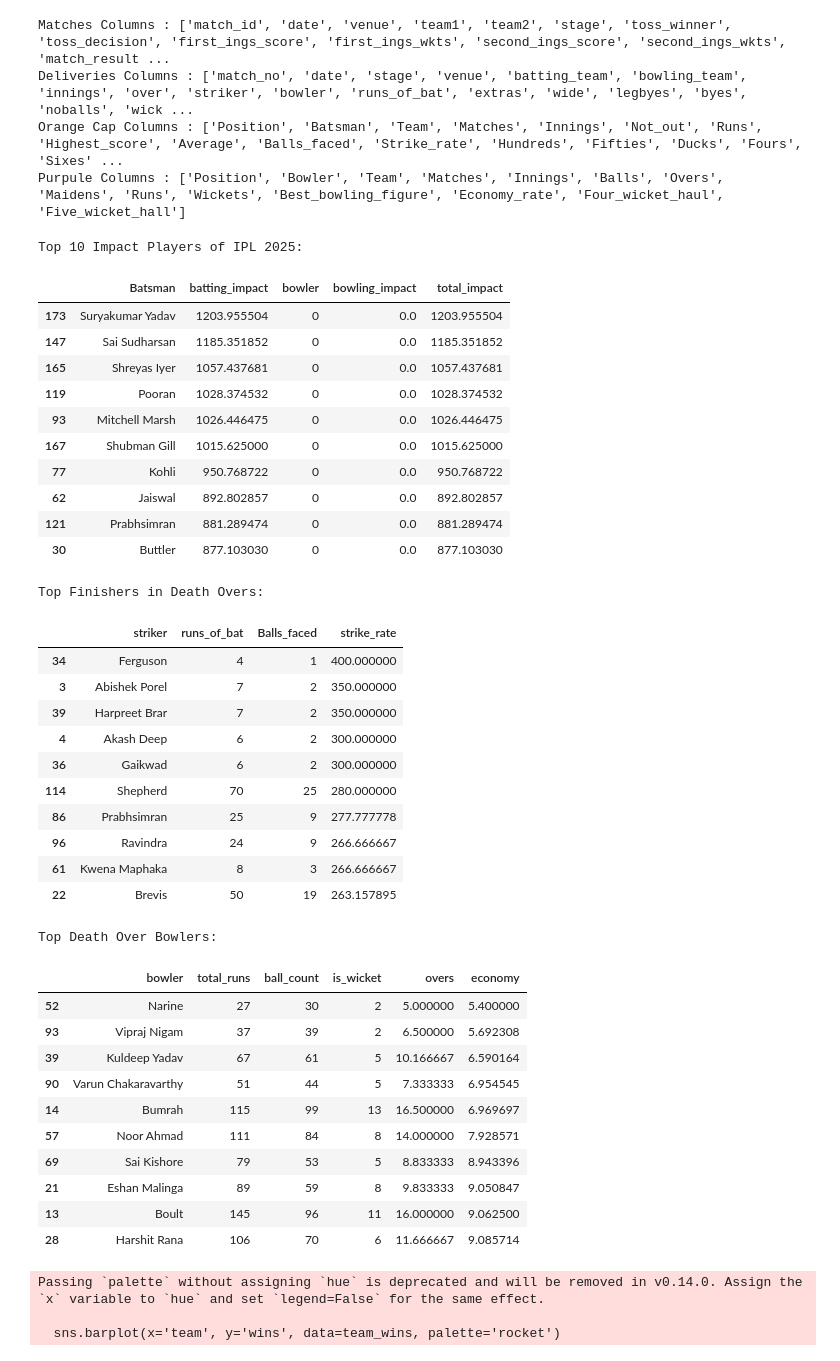
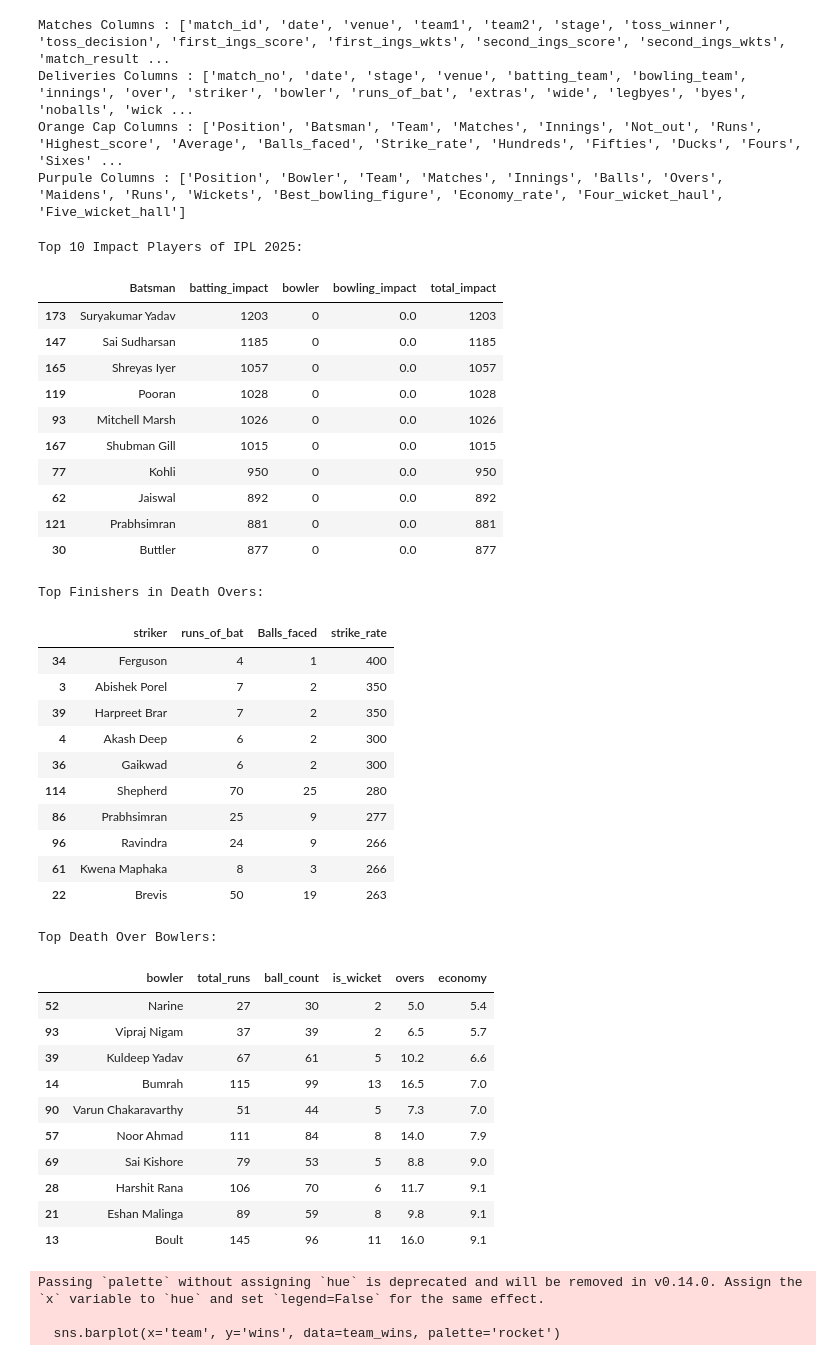
Before and after one commit to Raj-14rj/Match_Report-IPL-2025, a Jupyter notebook: A_Match.ipynb, the cells around one changed output. Drawn from its saved outputs; the diff is of its cells as text; code cells hidden in the pictures.

```diff
--- a/A_Match.ipynb
+++ b/A_Match.ipynb
@@ -86,20 +88,20 @@ impact['total_impact'] = impact['batting_impact'] + impact['bowling_impact']
 # %%
 # Top 10 Impact Players
-top_players = impact.sort_values(by='total_impact', ascending=False).head(10)
+top_players = impact.sort_values(by='total_impact', ascending=False)
 print("Top 10 Impact Players of IPL 2025:")
 top_players.head(10)
 # %% [output]
 Top 10 Impact Players of IPL 2025:
 |  | Batsman | batting_impact | bowler | bowling_impact | total_impact |
-| 173 | Suryakumar Yadav | 1203.955504 | 0 | 0.0 | 1203.955504 |
-| 147 | Sai Sudharsan | 1185.351852 | 0 | 0.0 | 1185.351852 |
-| 165 | Shreyas Iyer | 1057.437681 | 0 | 0.0 | 1057.437681 |
-| 119 | Pooran | 1028.374532 | 0 | 0.0 | 1028.374532 |
-| 93 | Mitchell Marsh | 1026.446475 | 0 | 0.0 | 1026.446475 |
-| 167 | Shubman Gill | 1015.625000 | 0 | 0.0 | 1015.625000 |
-| 77 | Kohli | 950.768722 | 0 | 0.0 | 950.768722 |
-| 62 | Jaiswal | 892.802857 | 0 | 0.0 | 892.802857 |
-| 121 | Prabhsimran | 881.289474 | 0 | 0.0 | 881.289474 |
-| 30 | Buttler | 877.103030 | 0 | 0.0 | 877.103030 |
+| 173 | Suryakumar Yadav | 1203 | 0 | 0.0 | 1203 |
+| 147 | Sai Sudharsan | 1185 | 0 | 0.0 | 1185 |
+| 165 | Shreyas Iyer | 1057 | 0 | 0.0 | 1057 |
+| 119 | Pooran | 1028 | 0 | 0.0 | 1028 |
+| 93 | Mitchell Marsh | 1026 | 0 | 0.0 | 1026 |
+| 167 | Shubman Gill | 1015 | 0 | 0.0 | 1015 |
+| 77 | Kohli | 950 | 0 | 0.0 | 950 |
+| 62 | Jaiswal | 892 | 0 | 0.0 | 892 |
+| 121 | Prabhsimran | 881 | 0 | 0.0 | 881 |
+| 30 | Buttler | 877 | 0 | 0.0 | 877 |
 # %%
 # Phase 4: Clutch Performances (Death Overs)
@@ -113,63 +115,63 @@ death_batsmen = death_overs.groupby('striker').agg({
     'Balls_faced':'count'
 }).reset_index()
 
-death_batsmen['strike_rate'] = (death_batsmen['runs_of_bat']/death_batsmen['Balls_faced'])*100
+death_batsmen['strike_rate'] = ((death_batsmen['runs_of_bat']/death_batsmen['Balls_faced'])*100).astype(int)
 top_finishers = death_batsmen.sort_values(by='strike_rate', ascending=False).head(10)
 print("Top Finishers in Death Overs:")
 top_finishers.head(10)
 # %% [output]
 Top Finishers in Death Overs:
 |  | striker | runs_of_bat | Balls_faced | strike_rate |
-| 34 | Ferguson | 4 | 1 | 400.000000 |
-| 3 | Abishek Porel | 7 | 2 | 350.000000 |
-| 39 | Harpreet Brar | 7 | 2 | 350.000000 |
-| 4 | Akash Deep | 6 | 2 | 300.000000 |
-| 36 | Gaikwad | 6 | 2 | 300.000000 |
-| 114 | Shepherd | 70 | 25 | 280.000000 |
-| 86 | Prabhsimran | 25 | 9 | 277.777778 |
-| 96 | Ravindra | 24 | 9 | 266.666667 |
-| 61 | Kwena Maphaka | 8 | 3 | 266.666667 |
-| 22 | Brevis | 50 | 19 | 263.157895 |
+| 34 | Ferguson | 4 | 1 | 400 |
+| 3 | Abishek Porel | 7 | 2 | 350 |
+| 39 | Harpreet Brar | 7 | 2 | 350 |
+| 4 | Akash Deep | 6 | 2 | 300 |
+| 36 | Gaikwad | 6 | 2 | 300 |
+| 114 | Shepherd | 70 | 25 | 280 |
+| 86 | Prabhsimran | 25 | 9 | 277 |
+| 96 | Ravindra | 24 | 9 | 266 |
+| 61 | Kwena Maphaka | 8 | 3 | 266 |
+| 22 | Brevis | 50 | 19 | 263 |
 # %%
 # Create the necessary derived columns first
 deliveries['is_wicket'] = np.where(deliveries['wicket_type'].isnull(), 0, 1)
 deliveries['total_runs'] = deliveries['runs_of_bat'] + deliveries['extras']
 
 # Filter for death overs
 death_overs = deliveries[deliveries['phase'] == 'Death']
 
 # Group by bowler to get statistics using a valid column for counting
 death_bowlers = death_overs.groupby('bowler').agg({
     'total_runs': 'sum',
     'striker': 'count',  # Use a valid column like 'striker' to count deliveries
     'is_wicket': 'sum'
 }).reset_index()
 
 # Rename the 'striker' column to 'ball_count' for clarity
 death_bowlers.rename(columns={'striker': 'ball_count'}, inplace=True)
 
 # Calculate overs and economy
-death_bowlers['overs'] = death_bowlers['ball_count'] / 6
-death_bowlers['economy'] = death_bowlers['total_runs'] / death_bowlers['overs']
+death_bowlers['overs'] = (death_bowlers['ball_count'] / 6).round(1)
+death_bowlers['economy'] = (death_bowlers['total_runs'] / death_bowlers['overs']).round(1)
 
 # Sort to find the top 10 bowlers with the lowest economy
 top_death_bowlers = death_bowlers[death_bowlers['ball_count'] >= 30].sort_values(by='economy', ascending=True).head(10)
 
 print("Top Death Over Bowlers:")
 top_death_bowlers.head(10)
 # %% [output]
 Top Death Over Bowlers:
 |  | bowler | total_runs | ball_count | is_wicket | overs | economy |
-| 52 | Narine | 27 | 30 | 2 | 5.000000 | 5.400000 |
-| 93 | Vipraj Nigam | 37 | 39 | 2 | 6.500000 | 5.692308 |
-| 39 | Kuldeep Yadav | 67 | 61 | 5 | 10.166667 | 6.590164 |
-| 90 | Varun Chakaravarthy | 51 | 44 | 5 | 7.333333 | 6.954545 |
-| 14 | Bumrah | 115 | 99 | 13 | 16.500000 | 6.969697 |
-| 57 | Noor Ahmad | 111 | 84 | 8 | 14.000000 | 7.928571 |
-| 69 | Sai Kishore | 79 | 53 | 5 | 8.833333 | 8.943396 |
-| 21 | Eshan Malinga | 89 | 59 | 8 | 9.833333 | 9.050847 |
-| 13 | Boult | 145 | 96 | 11 | 16.000000 | 9.062500 |
-| 28 | Harshit Rana | 106 | 70 | 6 | 11.666667 | 9.085714 |
+| 52 | Narine | 27 | 30 | 2 | 5.0 | 5.4 |
+| 93 | Vipraj Nigam | 37 | 39 | 2 | 6.5 | 5.7 |
+| 39 | Kuldeep Yadav | 67 | 61 | 5 | 10.2 | 6.6 |
+| 14 | Bumrah | 115 | 99 | 13 | 16.5 | 7.0 |
+| 90 | Varun Chakaravarthy | 51 | 44 | 5 | 7.3 | 7.0 |
+| 57 | Noor Ahmad | 111 | 84 | 8 | 14.0 | 7.9 |
+| 69 | Sai Kishore | 79 | 53 | 5 | 8.8 | 9.0 |
+| 28 | Harshit Rana | 106 | 70 | 6 | 11.7 | 9.1 |
+| 21 | Eshan Malinga | 89 | 59 | 8 | 9.8 | 9.1 |
+| 13 | Boult | 145 | 96 | 11 | 16.0 | 9.1 |
 # %%
 # Phase 5: Team Performance Analysis
 
```
Also changed, not shown: parts of 3 cells of this notebook.
